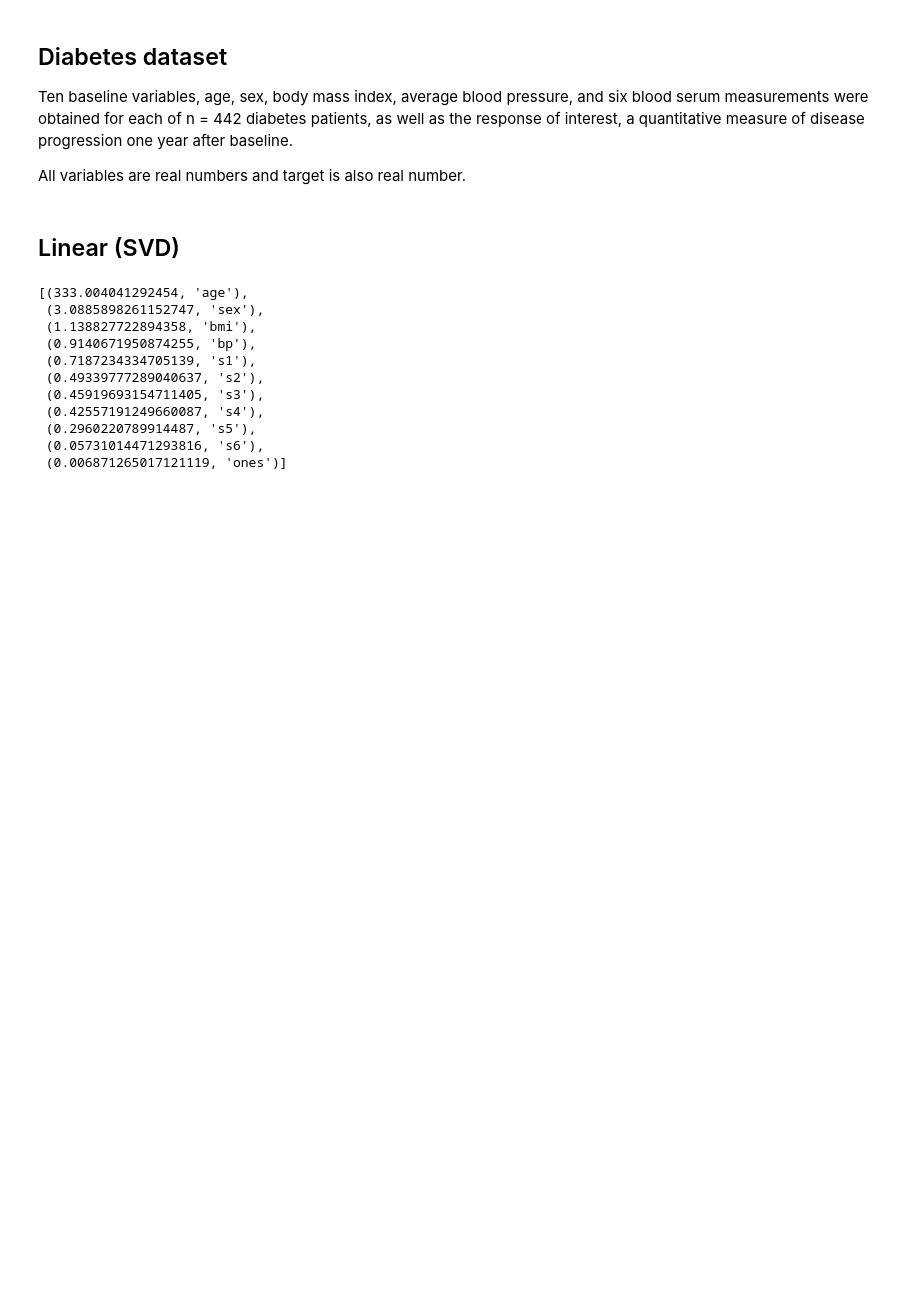
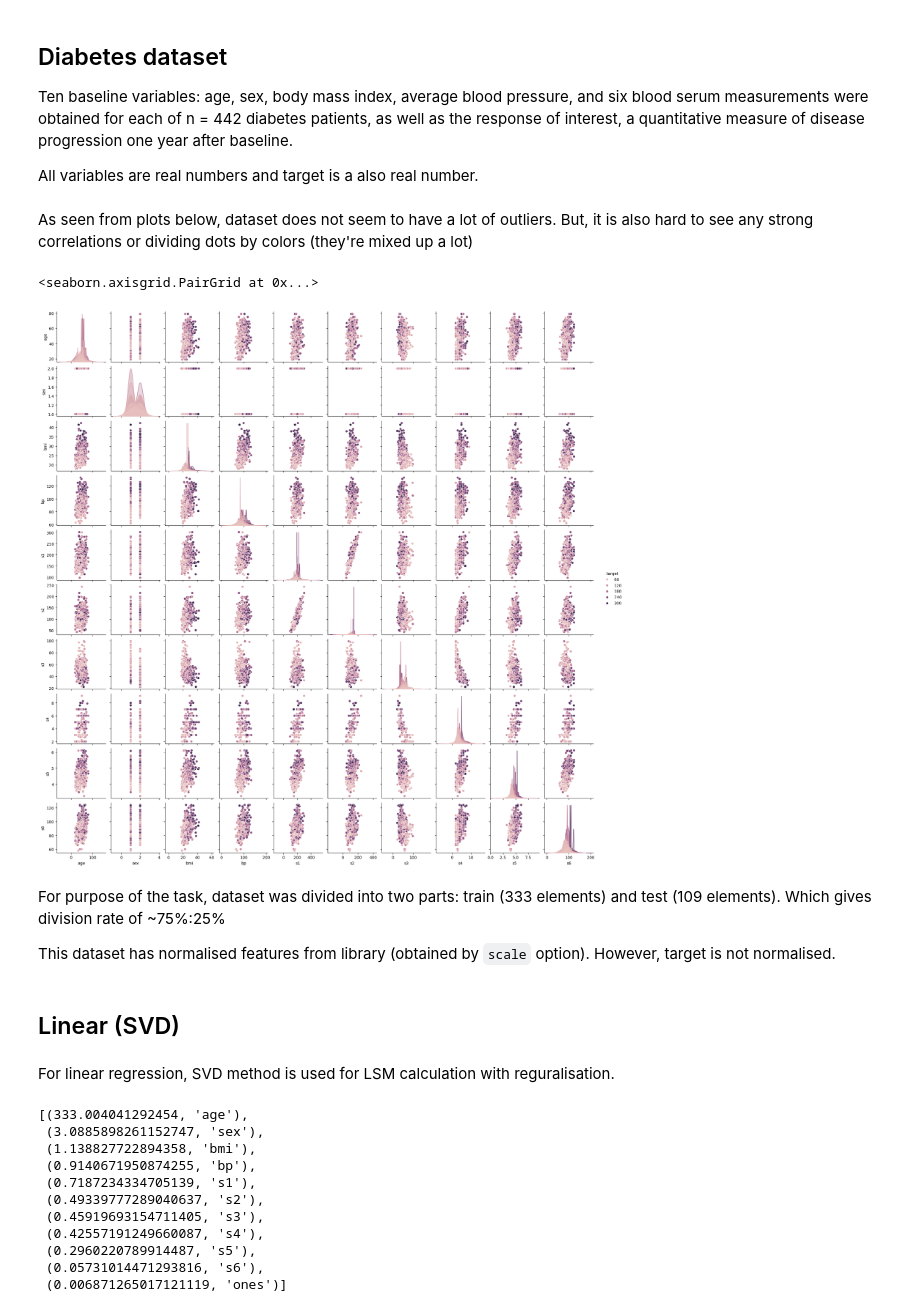
Before and after one commit to vian96/ml_uni, a Jupyter notebook: task1.ipynb, the cells around one changed output. Drawn from its saved outputs; the diff is of its cells as text; code cells hidden in the pictures; blank space fills up the shorter version.

```diff
--- a/task1.ipynb
+++ b/task1.ipynb
@@ -25,5 +36,5 @@ import plotly.express as px
 # %%
 from sklearn.datasets import load_diabetes
-# ds = load_diabetes(as_frame=True, scaled=False)
-# x,y,df = ds.data, ds.target, ds.frame
-# df
+ds = load_diabetes(as_frame=True, scaled=False)
+x,y,df = ds.data, ds.target, ds.frame
+df
@@ -30,11 +55,16 @@ from sklearn.datasets import load_diabetes
 # %% [markdown]
 ## Diabetes dataset
 
-Ten baseline variables, age, sex, body mass index, average blood pressure, and six blood serum measurements were obtained for each of n = 442 diabetes patients, as well as the response of interest, a quantitative measure of disease progression one year after baseline.
+Ten baseline variables: age, sex, body mass index, average blood pressure, and six blood serum measurements were obtained for each of n = 442 diabetes patients, as well as the response of interest, a quantitative measure of disease progression one year after baseline.
 
-All variables are real numbers and target is also real number.
+All variables are real numbers and target is a also real number.
+# %% [markdown]
+As seen from plots below, dataset does not seem to have a lot of outliers. But, it is also hard to see any strong correlations or dividing dots by colors (they're mixed up a lot)
 # %%
-# sns.pairplot(df, hue='target', height=2)
+sns.pairplot(df, hue='target', height=2)
+# %% [output]
+<seaborn.axisgrid.PairGrid at 0x...>
+[figure, added]
 # %%
 ds = load_diabetes(scaled=True, as_frame=True).frame
 ds = ds.sample(frac=1).reset_index(drop=True) # shuffling
@@ -42,11 +72,17 @@ ds['ones'] = 1.
 y = ds['target'].values.copy()
 ds = ds.drop(columns=['target'])
 x = ds.values
+# %% [markdown]
+For purpose of the task, dataset was divided into two parts: train (333 elements) and test (109 elements). Which gives division rate of ~75%:25%
+
+This dataset has normalised features from library (obtained by `scale` option). However, target is not normalised.
 # %%
 x_tr, y_tr = x[:333], y[:333]
 x_ts, y_ts = x[333:], y[333:]
 # %% [markdown]
 ## Linear (SVD)
+# %% [markdown]
+For linear regression, SVD method is used for LSM calculation with reguralisation.
 # %%
 X = x_tr
 V, d, U = np.linalg.svd(X, full_matrices=False)
```
Also changed, not shown: parts of 12 cells of this notebook, 1 other file.
